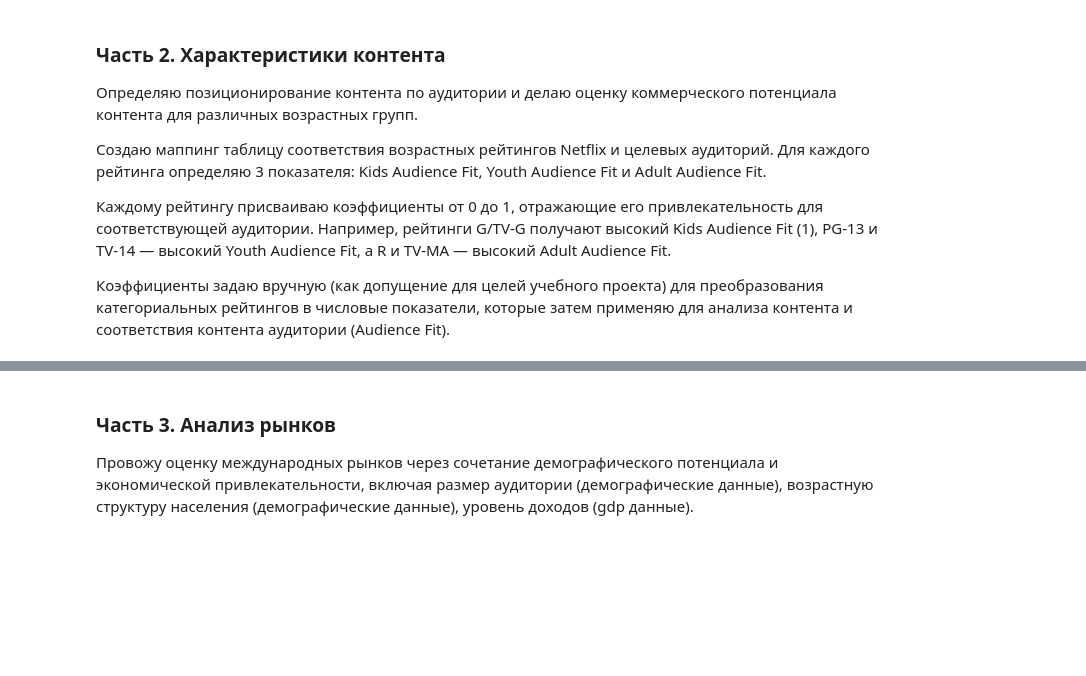
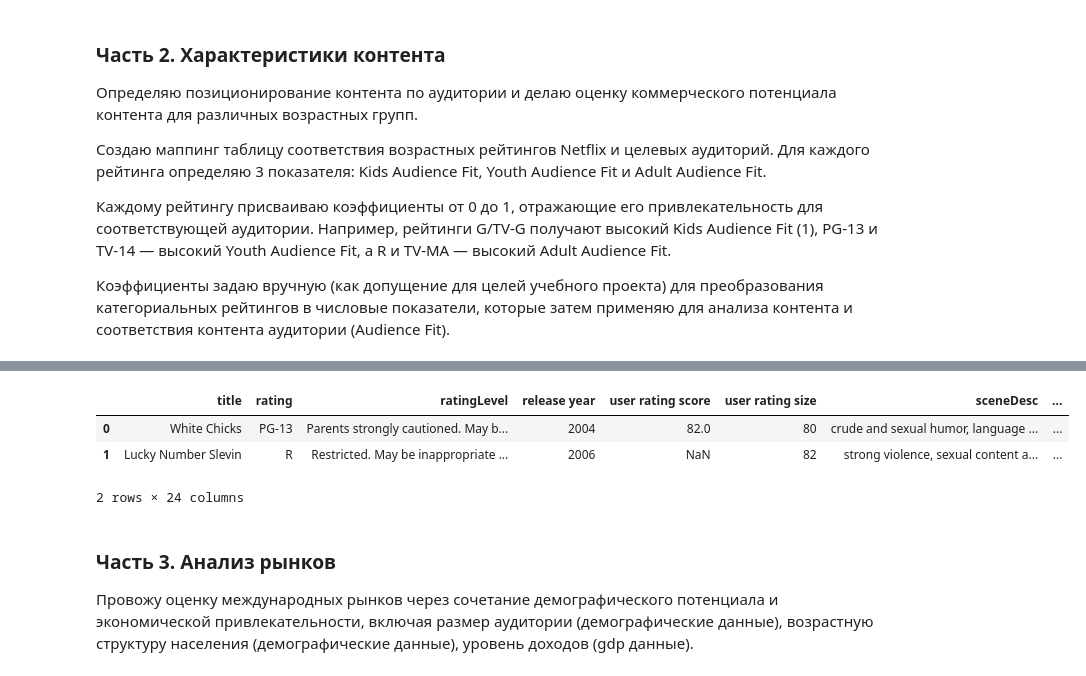
Before and after one commit to dtamendarov/MDS-EDA_Netflix, a Jupyter notebook: 03. Демографический анализ (Светлана).ipynb, the cells around one changed output, grey strips where cells are left out. Cells and saved outputs as stored; diff of their text form; code cells hidden in the pictures; blank space fills up the shorter version.

```diff
--- a/03. Демографический анализ (Светлана).ipynb
+++ b/03. Демографический анализ (Светлана).ipynb
@@ -104,3 +94,12 @@ content.head(2)
+# %%
+
+content = df
+content.head(2)
+# %% [output]
+|  | title | rating | ratingLevel | release year | user rating score | user rating size | sceneDesc | ... |
+| 0 | White Chicks | PG-13 | Parents strongly cautioned. May b... | 2004 | 82.0 | 80 | crude and sexual humor, language ... | ... |
+| 1 | Lucky Number Slevin | R | Restricted. May be inappropriate ... | 2006 | NaN | 82 | strong violence, sexual content a... | ... |
+2 rows × 24 columns
 # %% [markdown]
 ### Часть 3. Анализ рынков
 Провожу оценку международных рынков через сочетание демографического потенциала и экономической привлекательности, включая размер аудитории (демографические данные), возрастную структуру населения (демографические данные), уровень доходов (gdp данные).
```
Also changed, not shown: parts of 7 cells of this notebook.
